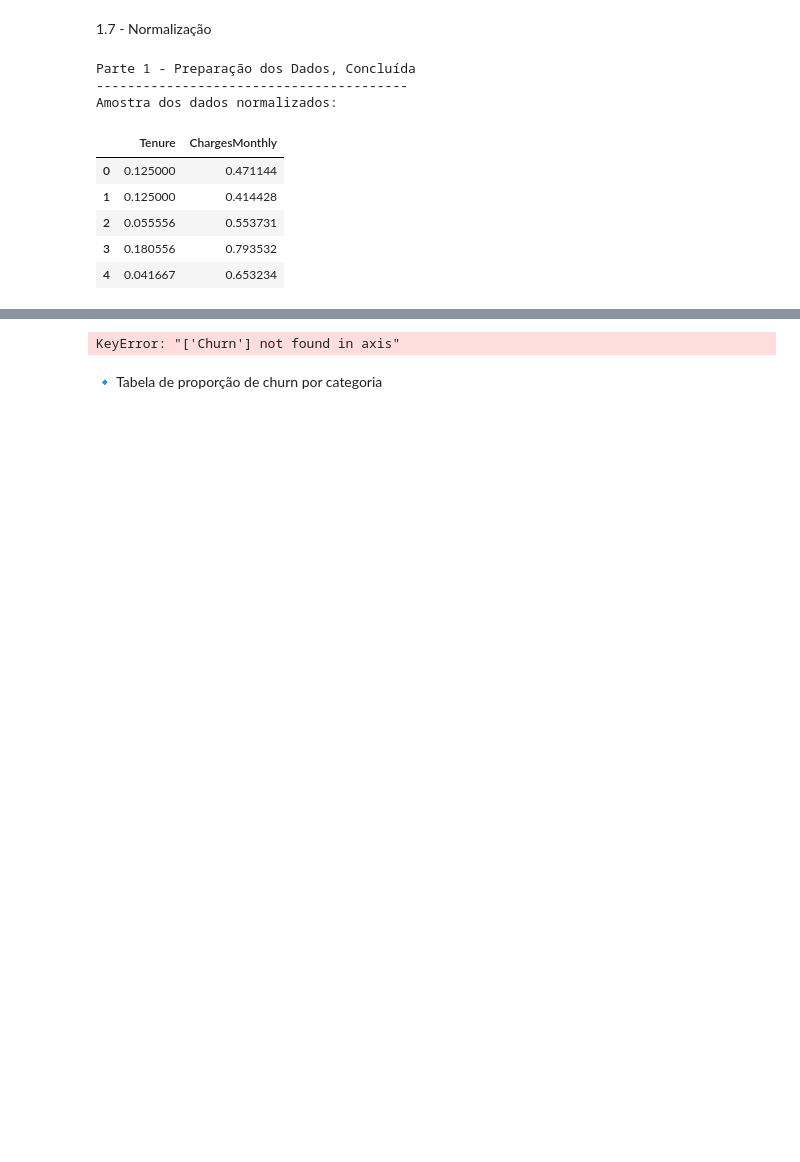
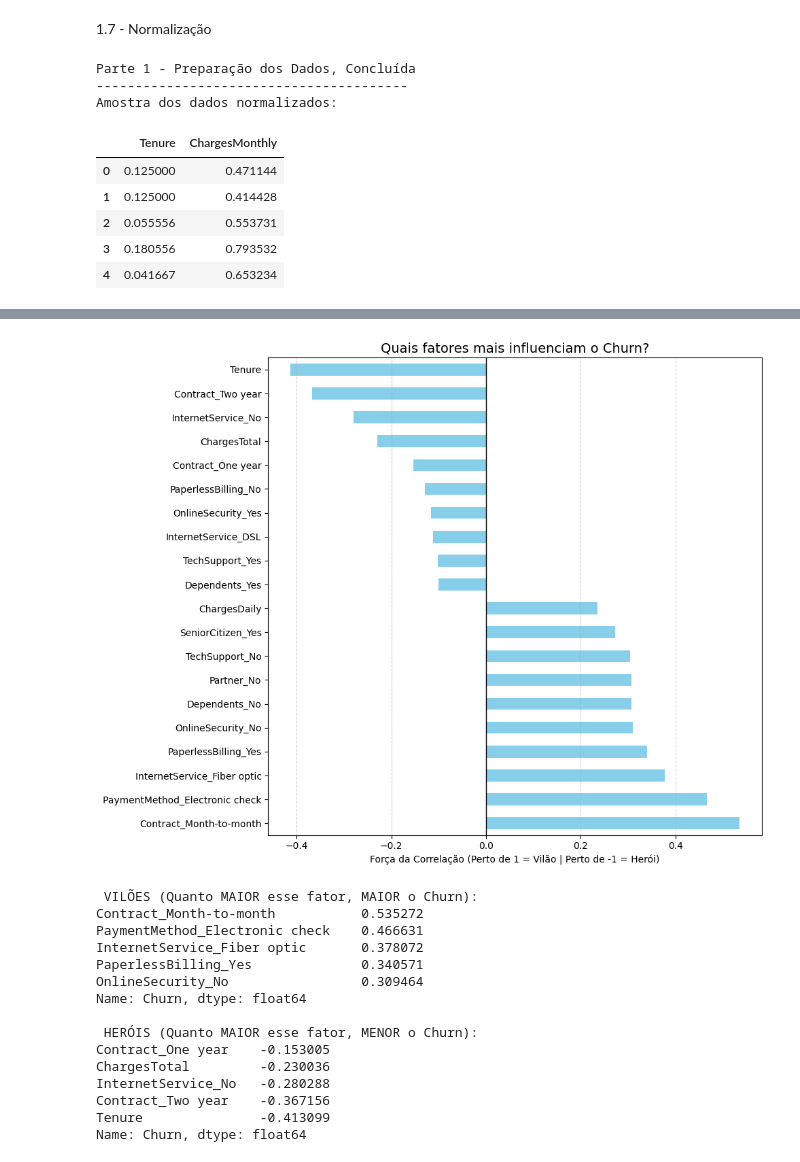
Before and after one commit to jcmaiolo/telecom_x_parte2_prevendo_churn, a Jupyter notebook: telecom_x_parte2_prevendo_churn.ipynb, the cells around one changed output, grey strips where cells are left out. Saved outputs shown, nothing was run; the diff lists cells and outputs as text; code cells hidden in the pictures; blank space fills up the shorter version.

```diff
--- a/telecom_x_parte2_prevendo_churn.ipynb
+++ b/telecom_x_parte2_prevendo_churn.ipynb
@@ -224,7 +199,0 @@ df = df.drop(columns=["ChargesDaily", "ChargesTotal"])
-# %%
-categorical_cols = df.select_dtypes(include=["object"]).columns
-categorical_cols = categorical_cols.drop("Churn")
-# %% [output]
-KeyError: "['Churn'] not found in axis"
-# %% [markdown]
-🔹 Tabela de proporção de churn por categoria
@@ -278,0 +200,44 @@ chi_df
+# %%
+import matplotlib.pyplot as plt
+import seaborn as sns
+
+# Calculando a correlação de todas as variáveis com a nossa variável alvo 'Churn'
+correlacao = df_final.corr()['Churn'].sort_values(ascending=False)
+
+# Criando um gráfico horizontal para facilitar a leitura dos vilões e heróis
+plt.figure(figsize=(10, 8))
+
+# Vamos pegar os 10 maiores influenciadores positivos e os 10 negativos
+top_correlacoes = pd.concat([correlacao.head(11), correlacao.tail(10)])
+top_correlacoes.drop('Churn', errors='ignore').plot(kind='barh', color='skyblue')
+
+plt.title('Quais fatores mais influenciam o Churn?', fontsize=14)
+plt.xlabel('Força da Correlação (Perto de 1 = Vilão | Perto de -1 = Herói)')
+plt.axvline(0, color='black', lw=1) # Linha central para separar os lados
+plt.grid(axis='x', linestyle='--', alpha=0.6)
+plt.tight_layout()
+plt.show()
+
+# Resumo Executivo
+print("\n VILÕES (Quanto MAIOR esse fator, MAIOR o Churn):")
+print(correlacao[1:6]) # Do 1º ao 5º maior (pulando o próprio Churn)
+
+print("\n HERÓIS (Quanto MAIOR esse fator, MENOR o Churn):")
+print(correlacao.tail(5))
+# %% [output]
+[figure, added]
+ VILÕES (Quanto MAIOR esse fator, MAIOR o Churn):
+Contract_Month-to-month           0.535272
+PaymentMethod_Electronic check    0.466631
+InternetService_Fiber optic       0.378072
+PaperlessBilling_Yes              0.340571
+OnlineSecurity_No                 0.309464
+Name: Churn, dtype: float64
+
+ HERÓIS (Quanto MAIOR esse fator, MENOR o Churn):
+Contract_One year    -0.153005
+ChargesTotal         -0.230036
+InternetService_No   -0.280288
+Contract_Two year    -0.367156
+Tenure               -0.413099
+Name: Churn, dtype: float64
```
Also changed, not shown: parts of 16 cells of this notebook.
